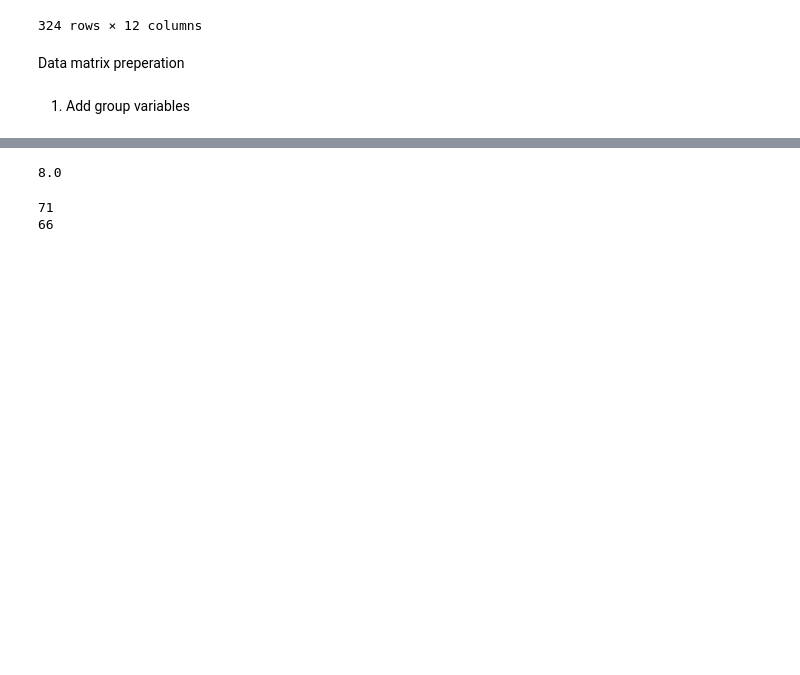
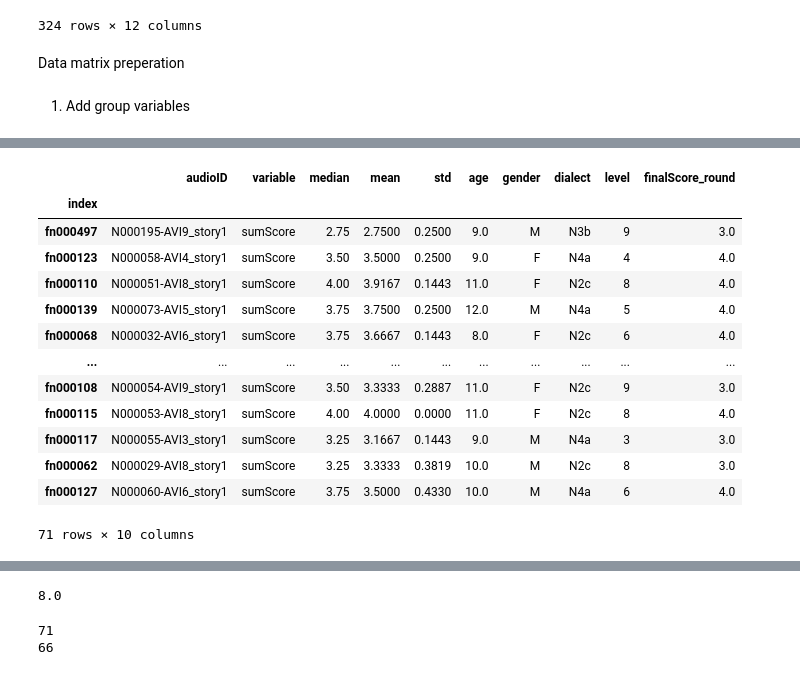
Before and after one commit to WiekeHarmsen/edLing-repo, a Jupyter notebook: analyzeDifferencesChildAdult.ipynb, the cells around one changed output, grey strips where cells are left out. Cells and saved outputs as stored; diff of their text form; code cells hidden in the pictures; blank space fills up the shorter version.

```diff
--- a/analyzeDifferencesChildAdult.ipynb
+++ b/analyzeDifferencesChildAdult.ipynb
@@ -103,3 +104,21 @@ Index(['fn001133', 'fn001417', 'fn001324', 'fn001197', 'fn001166', 'fn001052',
       dtype='object', length=324)
+# %%
+fluent35DF = pd.read_csv(splitOnSubjectiveFluencyDF).set_index('index')
+fluent35DF
+# %% [output]
+|  | audioID | variable | median | mean | std | age | gender | dialect | level | finalScore_round |
+| index |  |  |  |  |  |  |  |  |  |  |
+| fn000497 | N000195-AVI9_story1 | sumScore | 2.75 | 2.7500 | 0.2500 | 9.0 | M | N3b | 9 | 3.0 |
+| fn000123 | N000058-AVI4_story1 | sumScore | 3.50 | 3.5000 | 0.2500 | 9.0 | F | N4a | 4 | 4.0 |
+| fn000110 | N000051-AVI8_story1 | sumScore | 4.00 | 3.9167 | 0.1443 | 11.0 | F | N2c | 8 | 4.0 |
+| fn000139 | N000073-AVI5_story1 | sumScore | 3.75 | 3.7500 | 0.2500 | 12.0 | M | N4a | 5 | 4.0 |
+| fn000068 | N000032-AVI6_story1 | sumScore | 3.75 | 3.6667 | 0.1443 | 8.0 | F | N2c | 6 | 4.0 |
+| ... | ... | ... | ... | ... | ... | ... | ... | ... | ... | ... |
+| fn000108 | N000054-AVI9_story1 | sumScore | 3.50 | 3.3333 | 0.2887 | 11.0 | F | N2c | 9 | 3.0 |
+| fn000115 | N000053-AVI8_story1 | sumScore | 4.00 | 4.0000 | 0.0000 | 11.0 | F | N2c | 8 | 4.0 |
+| fn000117 | N000055-AVI3_story1 | sumScore | 3.25 | 3.1667 | 0.1443 | 9.0 | M | N4a | 3 | 3.0 |
+| fn000062 | N000029-AVI8_story1 | sumScore | 3.25 | 3.3333 | 0.3819 | 10.0 | M | N2c | 8 | 3.0 |
+| fn000127 | N000060-AVI6_story1 | sumScore | 3.75 | 3.5000 | 0.4330 | 10.0 | M | N4a | 6 | 4.0 |
+71 rows × 10 columns
 # %%
 # Split children in three groups
```
Also changed, not shown: parts of 5 cells of this notebook, 1 other file.
